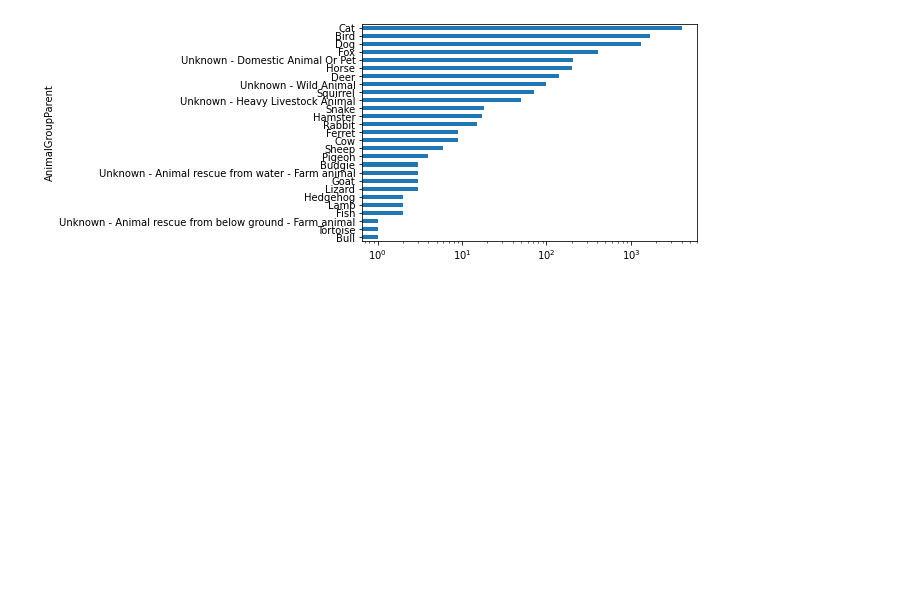
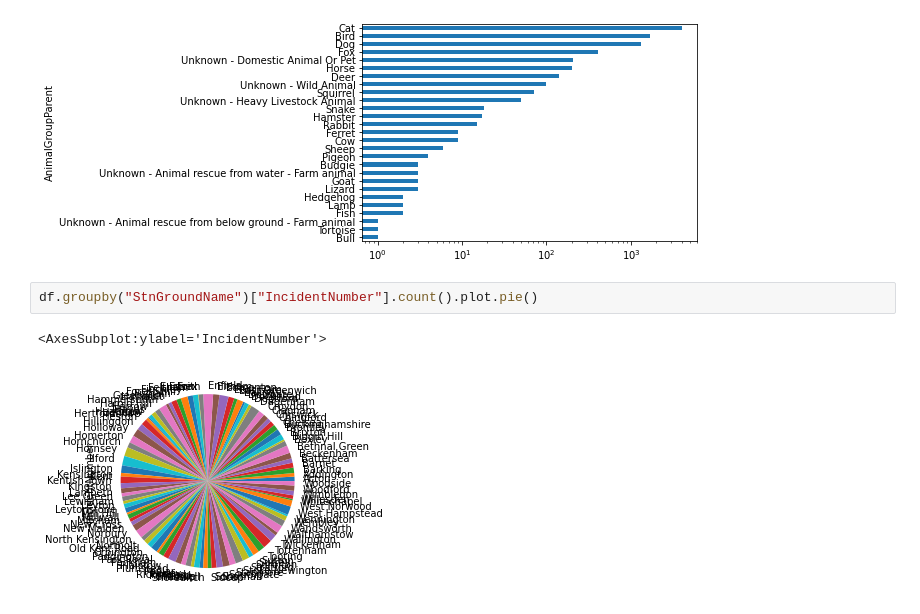
Before and after one commit to ssciwr/jupyter-data-exploration-live, a Jupyter notebook: part3.ipynb, the cells around one changed output. Saved outputs shown, nothing was run; the diff lists cells and outputs as text; blank space fills up the shorter version.

```diff
--- a/part3.ipynb
+++ b/part3.ipynb
@@ -227,3 +227,8 @@ df.groupby("AnimalGroupParent")["IncidentNumber"].count().sort_values().plot.bar
 # %% [output]
 <AxesSubplot:ylabel='AnimalGroupParent'>
 [figure]
+# %%
+df.groupby("StnGroundName")["IncidentNumber"].count().plot.pie()
+# %% [output]
+<AxesSubplot:ylabel='IncidentNumber'>
+[figure, added]
```
Also changed, not shown: parts of 2 cells of this notebook.
